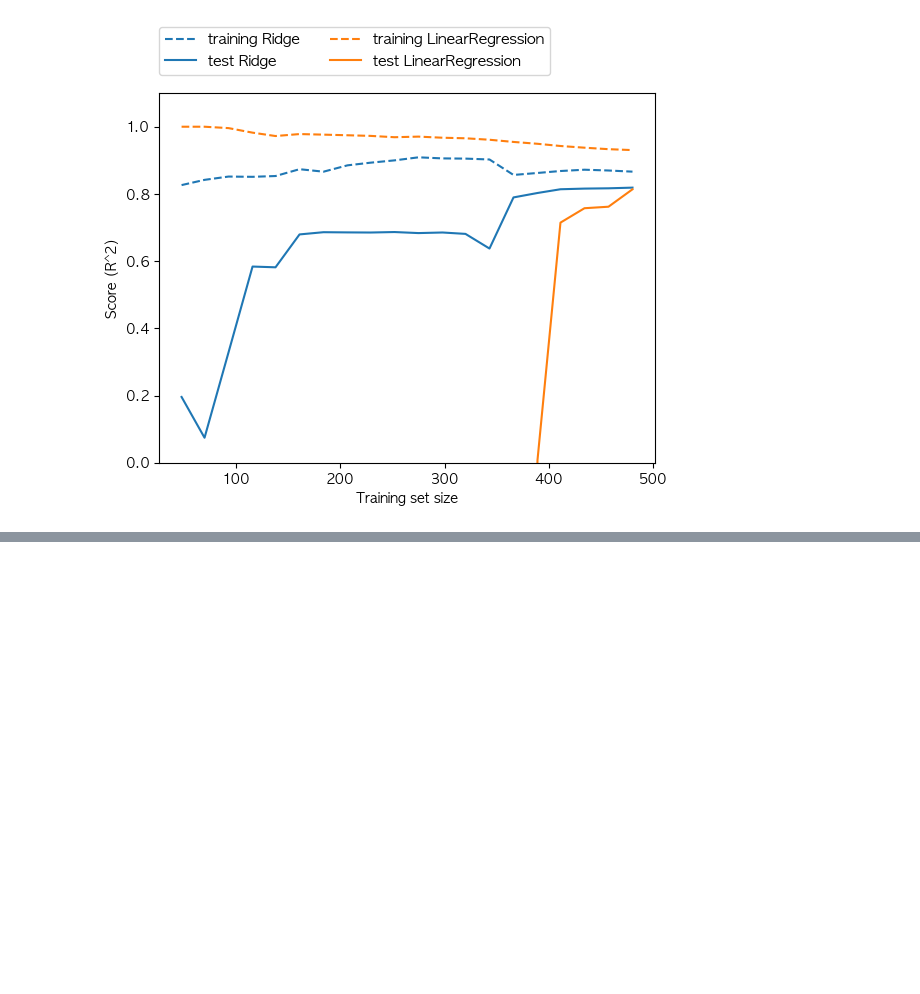
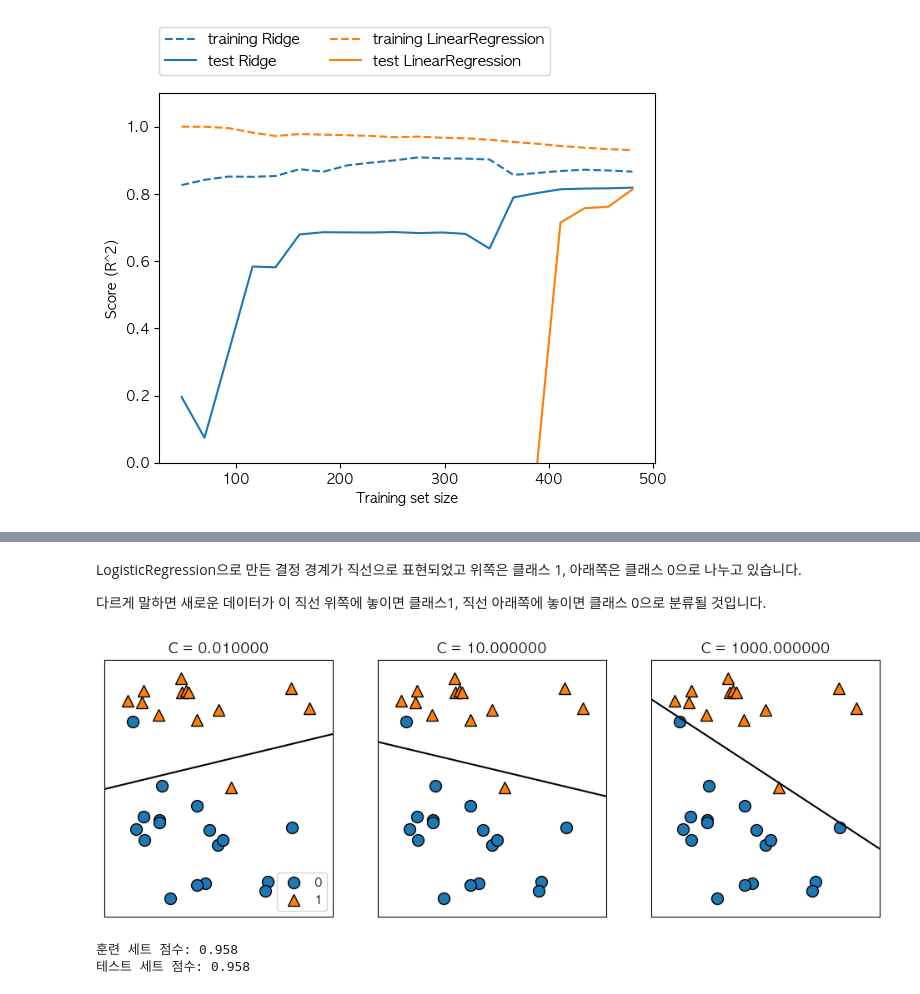
Before and after one commit to dodookmung/book-intro_ml_with_python, a Jupyter notebook: 20250208/2.3.3_linear_model.ipynb, the cells around one changed output, grey strips where cells are left out. Saved outputs shown, nothing was run; the diff lists cells and outputs as text; code cells hidden in the pictures; blank space fills up the shorter version.

```diff
--- a/20250208/2.3.3_linear_model.ipynb
+++ b/20250208/2.3.3_linear_model.ipynb
@@ -122,0 +224,20 @@ mglearn.plots.plot_ridge_n_samples()
+# %% [markdown]
+LogisticRegression으로 만든 결정 경계가 직선으로 표현되었고 위쪽은 클래스 1, 아래쪽은 클래스 0으로 나누고 있습니다.
+
+다르게 말하면 새로운 데이터가 이 직선 위쪽에 놓이면 클래스1, 직선 아래쪽에 놓이면 클래스 0으로 분류될 것입니다.
+# %%
+mglearn.plots.plot_linear_svc_regularization()
+# %% [output]
+[figure, added]
+# %%
+from sklearn.datasets import load_breast_cancer
+cancer = load_breast_cancer()
+X_train, X_test, y_train, y_test = train_test_split(
+    cancer.data, cancer.target, stratify=cancer.target, random_state=42
+)
+logreg = LogisticRegression(max_iter=5000).fit(X_train, y_train)
+print("훈련 세트 점수: {:.3f}".format(logreg.score(X_train, y_train)))
+print("테스트 세트 점수: {:.3f}".format(logreg.score(X_test, y_test)))
+# %% [output]
+훈련 세트 점수: 0.958
+테스트 세트 점수: 0.958
```
Also changed, not shown: parts of 13 cells of this notebook, 7 other files.
